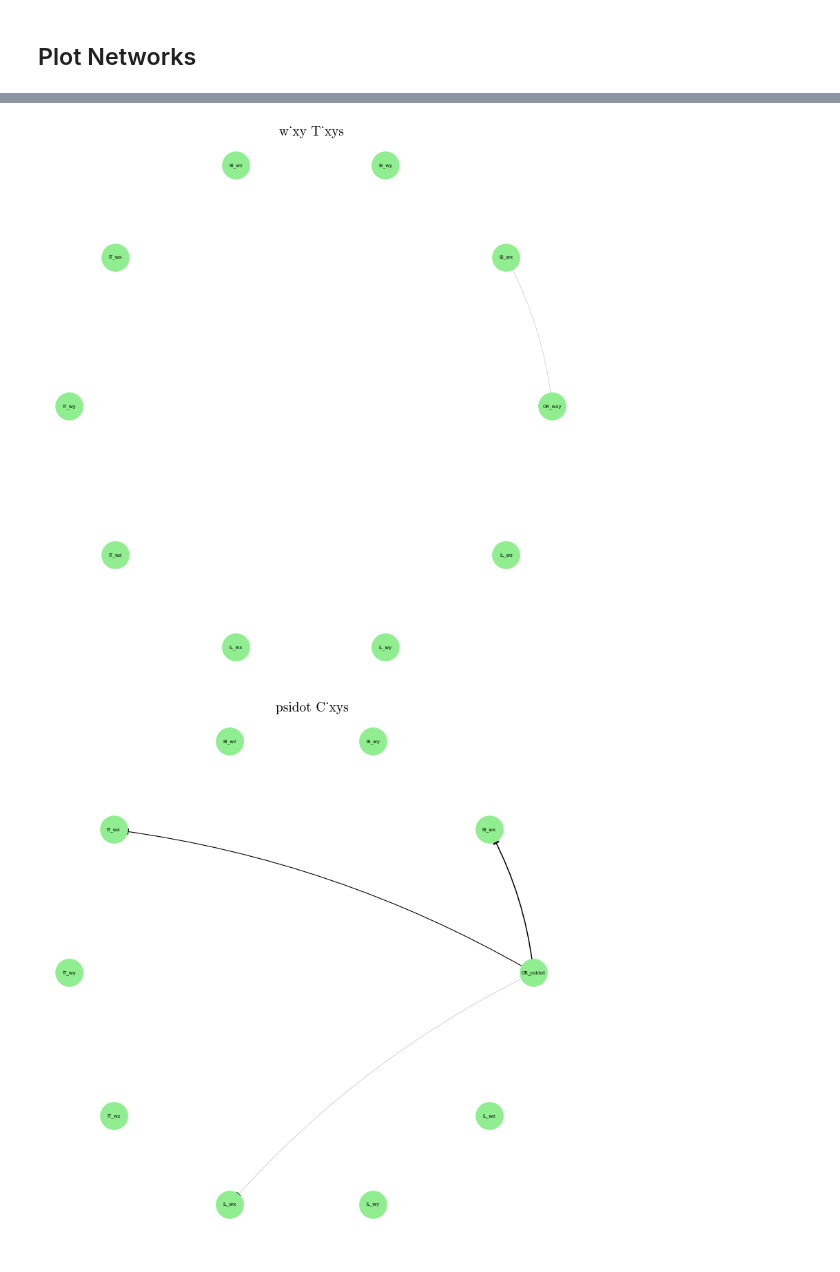
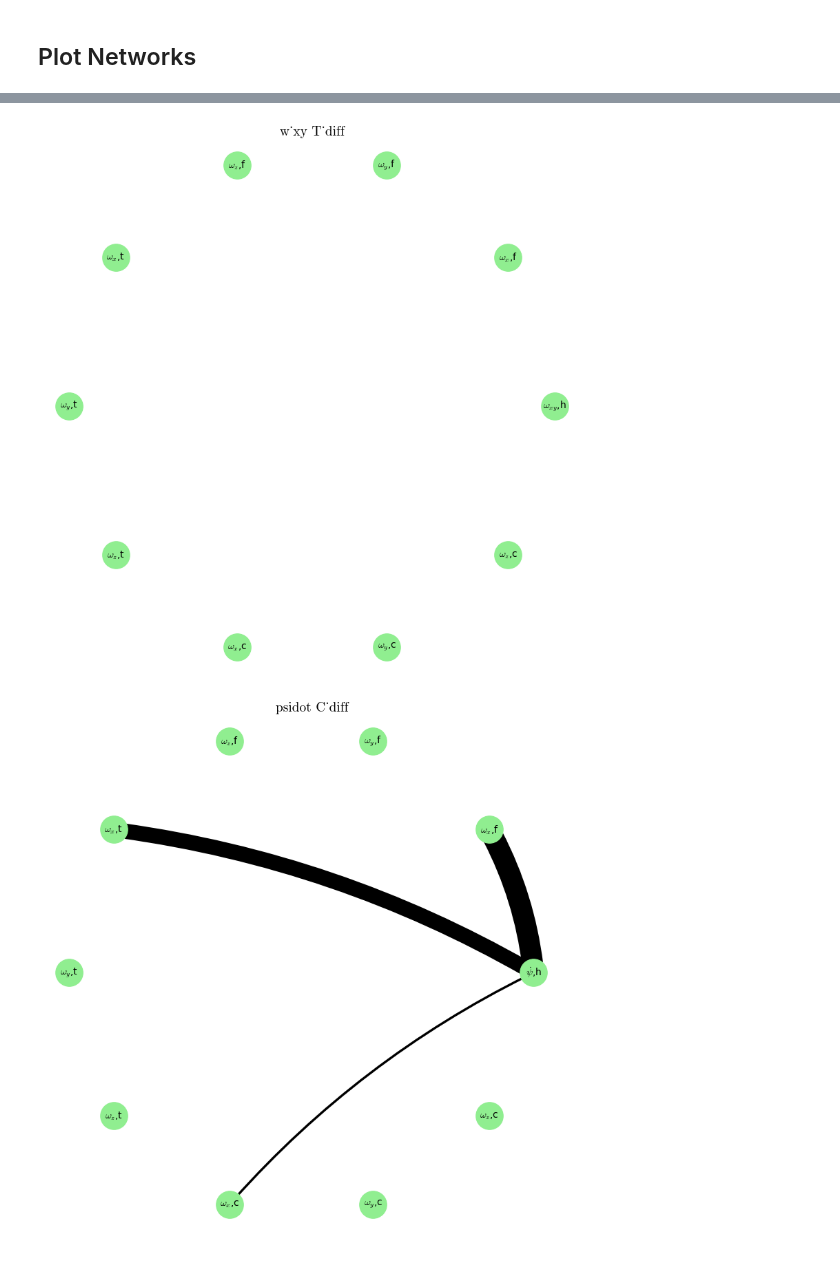
Before and after one commit to ThH00/biomechanics-hula-hoop, a Jupyter notebook: network-methods-code/2024-code-ExploringLocalizationInNonlinearOscillators/body_network_analysis_5_net_plots.ipynb, the cells around one changed output, grey strips where cells are left out. Cells and saved outputs as stored; diff of their text form; code cells hidden in the pictures.

Commit message:
network plots

```diff
--- a/network-methods-code/2024-code-ExploringLocalizationInNonlinearOscillators/body_network_analysis_5_net_plots.ipynb
+++ b/network-methods-code/2024-code-ExploringLocalizationInNonlinearOscillators/body_network_analysis_5_net_plots.ipynb
@@ -125,14 +110,15 @@ network_parameters = {
             'IT':[['time','wx'], ['time','wy'], ['time','wz']],
             'IL':[['time','wx'], ['time','wy'], ['time','wz']],
         },
-        target_nodes = ['OR_wxy'],
-        width_scale=5.0 if DISTANCE=='recurrence' else 20.0,
+        target_nodes = [f"{SYMDICT['wxy']},{SENSOR_DICT['OR']}"],
+        width_scale=100.0,
         # optional thresholds and recurrence rates
         th=(0.1,0.1,0.05),
         rr=(0.03,0.03,0.02),
         C_threshold=0.02,
         T_threshold=0.02,
         verbose=True,
+        diffs=True,
     ),
     'psidot': dict(
         quantities={
@@ -141,14 +127,15 @@ network_parameters = {
             'IT':[['time','wx'], ['time','wy'], ['time','wz']],
             'IL':[['time','wx'], ['time','wy'], ['time','wz']],
         },
-        target_nodes = ['OR_psidot'],
-        width_scale=5.0 if DISTANCE=='recurrence' else 20.0,
+        target_nodes = [f"{SYMDICT['psidot']},{SENSOR_DICT['OR']}"],
+        width_scale=100.0,
         # optional thresholds and recurrence rates
         th=(0.1,0.1,0.05),
         rr=(0.03,0.03,0.02),
         C_threshold=0.02,
         T_threshold=0.02,
-        verbose=True
+        verbose=True,
+        diffs=True
     ),
 
 }
@@ -222,7 +183,7 @@ def run_network(data_dict,title,verbose=False,**config):
     idx = 0
     for sensor,qsets in quantities.items():
         for qset in qsets:
-            mapping[idx] = f"{sensor}_{qset[-1]}"
+            mapping[idx] = f"{SYMDICT[qset[-1]]},{SENSOR_DICT[sensor]}"
             idx += 1
 
     return network, mapping, target_nodes
@@ -268,12 +231,13 @@ psidot: data.shape=(1894, 10, 2)
 ## Plot Networks
 # %%
 for title,parameters in network_parameters.items():
-    for coeff in ['C_xys','T_xys']:
-        fig = plot_network(networks[title]['C_xys']-networks[title]['C_yxs'],
+    for coeff_xy,coeff_yx in zip(['C_xys','T_xys'],['C_yxs','T_yxs']):
+        fig = plot_network(networks[title][coeff_xy]-networks[title][coeff_yx],
                     mappings[title],
                     target_node_lists[title],
                     width_scale=parameters.get('width_scale',5.0),
-                    title = f"{title} {coeff}")
-        fig.savefig(OUT_DIR/f"{title}_{coeff}.svg", dpi=400, transparent=True)
-        fig.savefig(OUT_DIR/f"{title}_{coeff}.png", dpi=400, transparent=True)
+                    diffs=parameters.get('diffs',False),
+                    title = f"{title} {coeff_xy.replace('xys','diff')}")
+        fig.savefig(OUT_DIR/f"{title}_{coeff_xy.replace('xyx','diff')}.svg", dpi=400, transparent=True)
+        fig.savefig(OUT_DIR/f"{title}_{coeff_xy.replace('xyx','diff')}.png", dpi=400, transparent=True)
 # %% [output]
@@ -281,2 +245,2 @@ for title,parameters in network_parameters.items():
-[figure, old version]
+[figure, new version]
-[figure, old version]
+[figure, new version]
```
Also changed, not shown: parts of 6 cells of this notebook, 1 other file.
